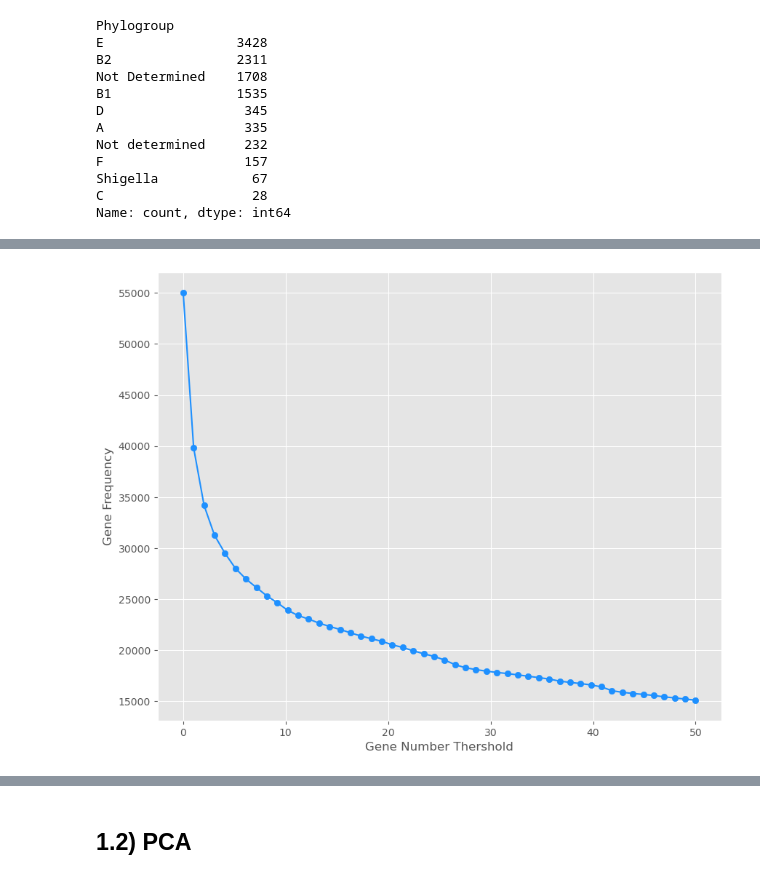
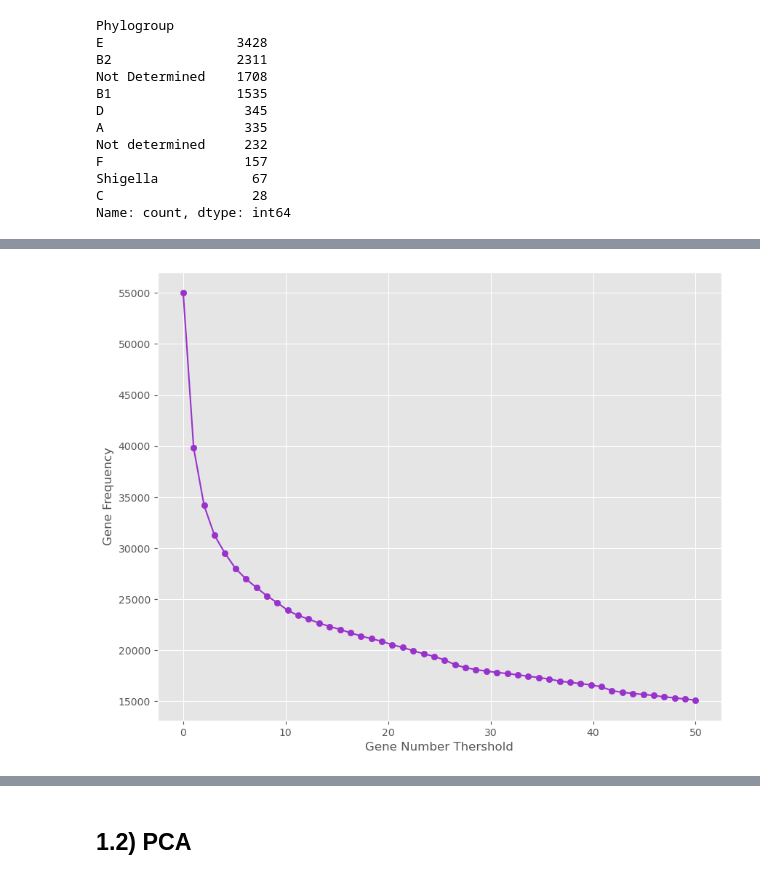
Before and after one commit to stacyshcherbakova/genome-minimiser, a Jupyter notebook: large_dataset_new_loss/main_large_dataset_new_loss.ipynb, the cells around one changed output, grey strips where cells are left out. Cells and saved outputs as stored; diff of their text form; code cells hidden in the pictures.

```diff
--- a/large_dataset_new_loss/main_large_dataset_new_loss.ipynb
+++ b/large_dataset_new_loss/main_large_dataset_new_loss.ipynb
@@ -173,10 +142,10 @@ threshold_data
 # %%
 plt.figure(figsize=(10,8))
-plt.scatter(thresholds, threshold_data, color='dodgerblue')
-plt.plot(thresholds, threshold_data, color='dodgerblue')
+plt.scatter(thresholds, threshold_data, color='darkorchid')
+plt.plot(thresholds, threshold_data, color='darkorchid')
 plt.xlabel("Gene Number Thershold")
 plt.ylabel("Gene Frequency")
 # plt.savefig("figures/gene_frequency_2.pdf", format="pdf", bbox_inches="tight")
 plt.show()
 # %% [output]
-[figure, old version]
+[figure, new version]
```
Also changed, not shown: parts of 218 cells of this notebook, 45 other files.
